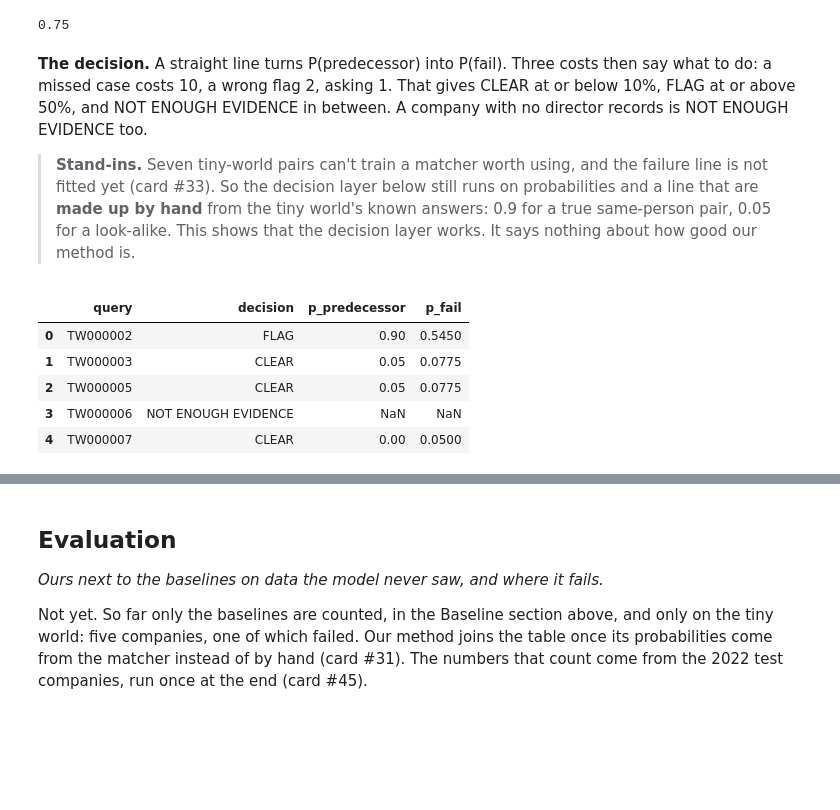
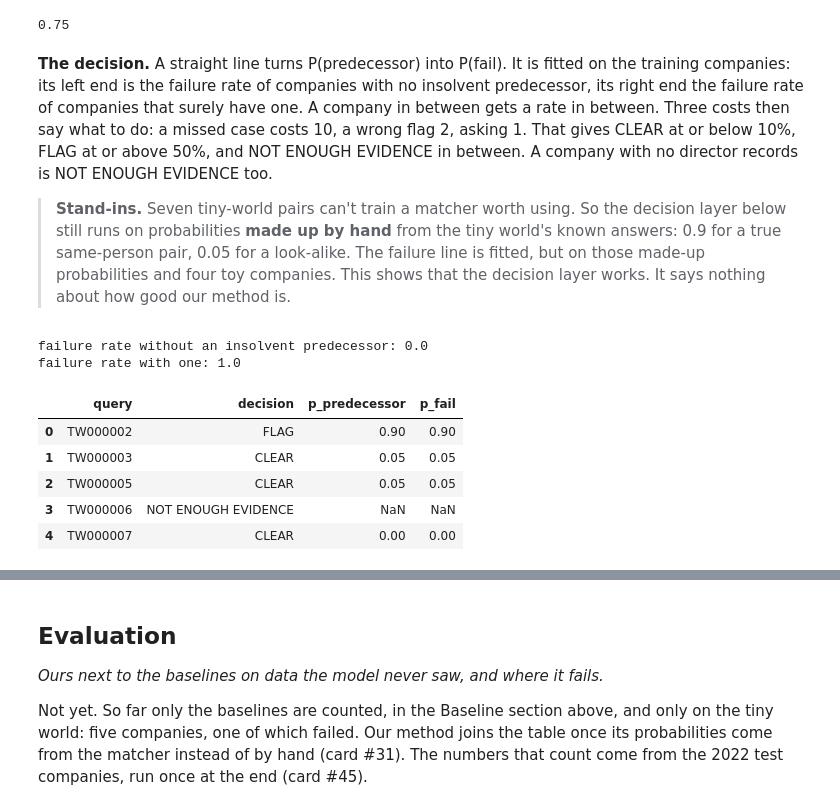
Before and after one commit to C-Nietzschmann/veritas-hackathon, a Jupyter notebook: notebooks/main.ipynb, the cells around one changed output, grey strips where cells are left out. Cells and saved outputs as stored; diff of their text form; code cells hidden in the pictures; blank space fills up the shorter version.

```diff
--- a/notebooks/main.ipynb
+++ b/notebooks/main.ipynb
@@ -212,32 +212,40 @@ p_predecessor([0.5, 0.5])
 # %% [output]
 0.75
 # %% [markdown]
-**The decision.** A straight line turns P(predecessor) into P(fail). Three costs then say what to do: a missed case costs 10, a wrong flag 2, asking 1. That gives CLEAR at or below 10%, FLAG at or above 50%, and NOT ENOUGH EVIDENCE in between. A company with no director records is NOT ENOUGH EVIDENCE too.
+**The decision.** A straight line turns P(predecessor) into P(fail). It is fitted on the training companies: its left end is the failure rate of companies with no insolvent predecessor, its right end the failure rate of companies that surely have one. A company in between gets a rate in between. Three costs then say what to do: a missed case costs 10, a wrong flag 2, asking 1. That gives CLEAR at or below 10%, FLAG at or above 50%, and NOT ENOUGH EVIDENCE in between. A company with no director records is NOT ENOUGH EVIDENCE too.
 
-> **Stand-ins.** Seven tiny-world pairs can't train a matcher worth using, and the failure line is not fitted yet (card #33). So the decision layer below still runs on probabilities and a line that are **made up by hand** from the tiny world's known answers: 0.9 for a true same-person pair, 0.05 for a look-alike. This shows that the decision layer works. It says nothing about how good our method is.
+> **Stand-ins.** Seven tiny-world pairs can't train a matcher worth using. So the decision layer below still runs on probabilities **made up by hand** from the tiny world's known answers: 0.9 for a true same-person pair, 0.05 for a look-alike. The failure line is fitted, but on those made-up probabilities and four toy companies. This shows that the decision layer works. It says nothing about how good our method is.
 # %%
 from src import decide
 
-# STAND-INS, made up by hand until the matcher is trained on real data (#36) and the failure line (#33) exists.
+# STAND-INS, made up by hand until the matcher is trained on real data (#36).
 pairs = pd.DataFrame(
     [(a, b, 0.9, None, "stand-in", None) for a, b in truth["same_person"]]
     + [(a, b, 0.05, None, "stand-in", None) for a, b in truth["look_alikes"]],
     columns=ev.PAIR_COLS)
-line = (0.05, 0.6)    # made up: 5% of companies fail without an insolvent predecessor, 60% with one
 costs = (10, 2, 1)    # the team's choice: a missed case, a wrong flag, asking
 
-rows = []
-for query in queries:
-    matches = decide.candidate_matches(query, mentions, claims, pairs)
-    rows.append(decide.decide(query, matches, line, costs))
-our_decisions = pd.DataFrame(rows, columns=ev.DECISION_COLS)
+# Each company's candidate matches, and from them its P(predecessor).
+matches = {query: decide.candidate_matches(query, mentions, claims, pairs) for query in queries}
+p_predecessors = [decide.company_p_predecessor(matches[query]) for query in queries]
+
+# The failure line, fitted on the training companies. Here that is all five: the tiny world has no other split.
+failed = labels.set_index("company_id").loc[queries, "failed"]   # each company's own label, in the queries' order
+line = decide.fit_failure_line(p_predecessors, failed)
+print("failure rate without an insolvent predecessor:", round(line[0], 2))
+print("failure rate with one:", round(line[1], 2))
+
+our_decisions = pd.DataFrame([decide.decide(query, matches[query], line, costs) for query in queries],
+                             columns=ev.DECISION_COLS)
 
 assert dict(zip(our_decisions["query"], our_decisions["decision"])) == truth["decision"]   # the known answers
 our_decisions[["query", "decision", "p_predecessor", "p_fail"]]
 # %% [output]
+failure rate without an insolvent predecessor: 0.0
+failure rate with one: 1.0
 |  | query | decision | p_predecessor | p_fail |
-| 0 | TW000002 | FLAG | 0.90 | 0.5450 |
-| 1 | TW000003 | CLEAR | 0.05 | 0.0775 |
-| 2 | TW000005 | CLEAR | 0.05 | 0.0775 |
+| 0 | TW000002 | FLAG | 0.90 | 0.90 |
+| 1 | TW000003 | CLEAR | 0.05 | 0.05 |
+| 2 | TW000005 | CLEAR | 0.05 | 0.05 |
 | 3 | TW000006 | NOT ENOUGH EVIDENCE | NaN | NaN |
-| 4 | TW000007 | CLEAR | 0.00 | 0.0500 |
+| 4 | TW000007 | CLEAR | 0.00 | 0.00 |
```
Also changed, not shown: parts of 2 cells of this notebook, 2 other files.
